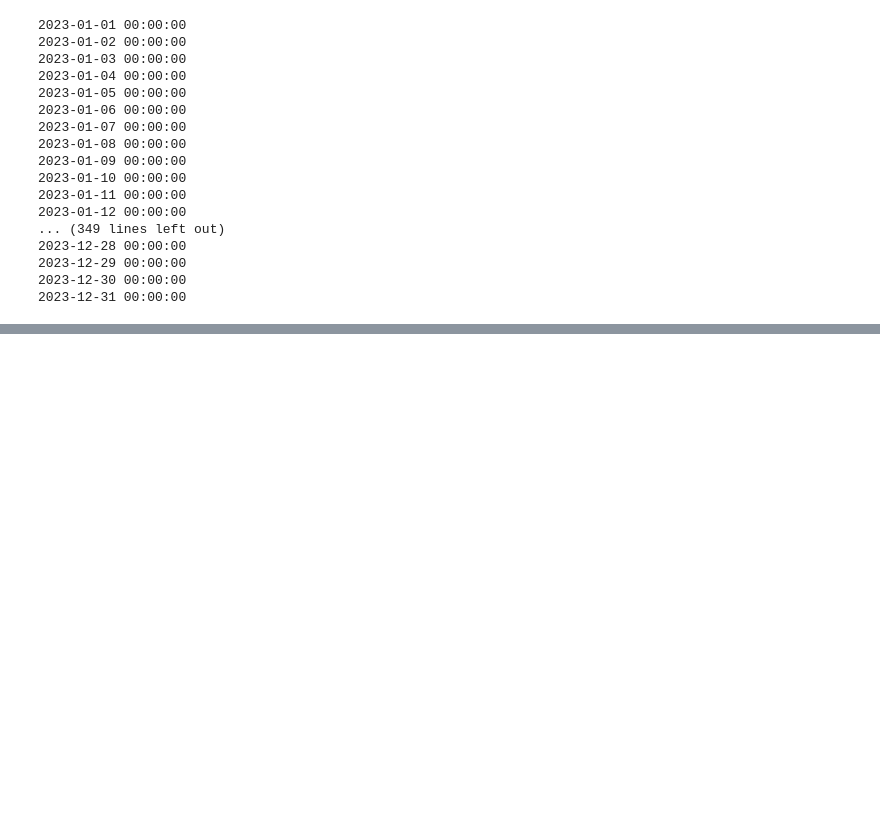
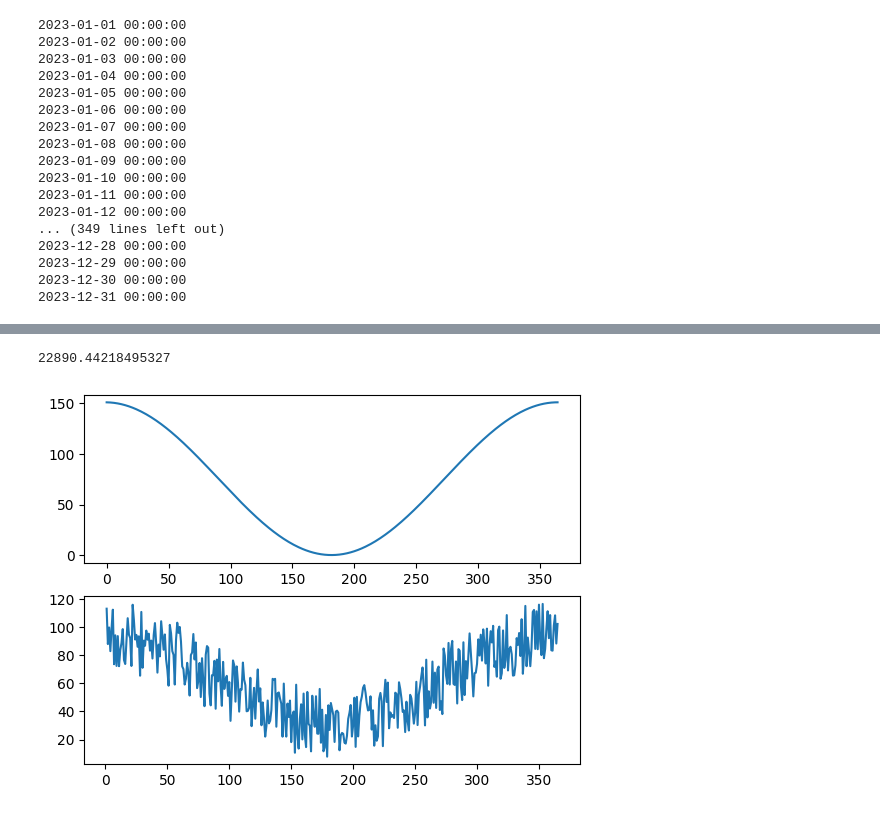
Before and after one commit to maiarasimone/ENS5173_202401, a Jupyter notebook: Atividade01_01.ipynb, the cells around one changed output, grey strips where cells are left out. Cells and saved outputs as stored; diff of their text form; code cells hidden in the pictures; blank space fills up the shorter version.

```diff
--- a/Atividade01_01.ipynb
+++ b/Atividade01_01.ipynb
@@ -215,0 +224,18 @@ df.to_csv("C:\\Users\\sergi\\OneDrive\\Documentos\\GitHub\\ENS5173_202401\\tabel
+# %%
+# Valores aleatórios com sazonalidade
+
+#df['aleatorioSazonal'] = df['atividade'] * df['sazonalidade']
+
+df['aleatorio'] =  (atvMax - atvMin)*np.random.rand(n) + atvMin
+
+df['aleatorioSazonal'] = (df['atividade'] +  df['sazonalidade']*df['atividade'].mean())*0.415
+
+
+fig,ax= plt.subplots(2)
+
+ax[1].plot(df['Dia do Ano'], df['aleatorioSazonal'])
+ax[0].plot(df['sazonalidade']*df['atividade'].mean())
+print(df['aleatorioSazonal'].mean()*365)
+# %% [output]
+22890.44218495327
+[figure, added]
```
Also changed, not shown: parts of 4 cells of this notebook.
